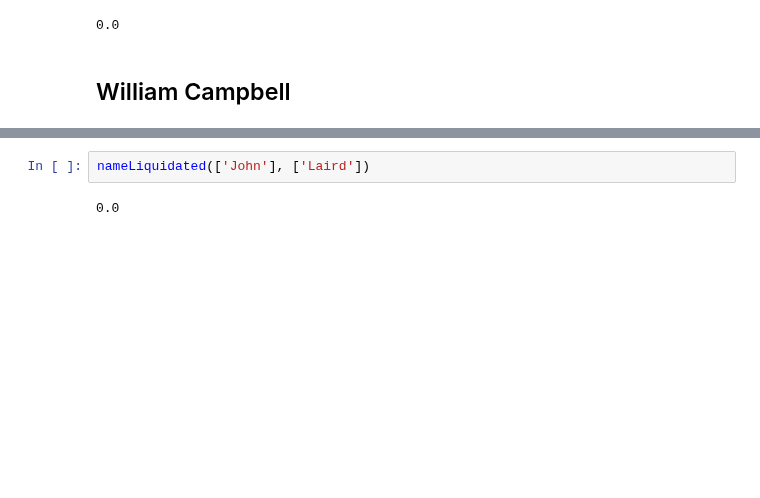
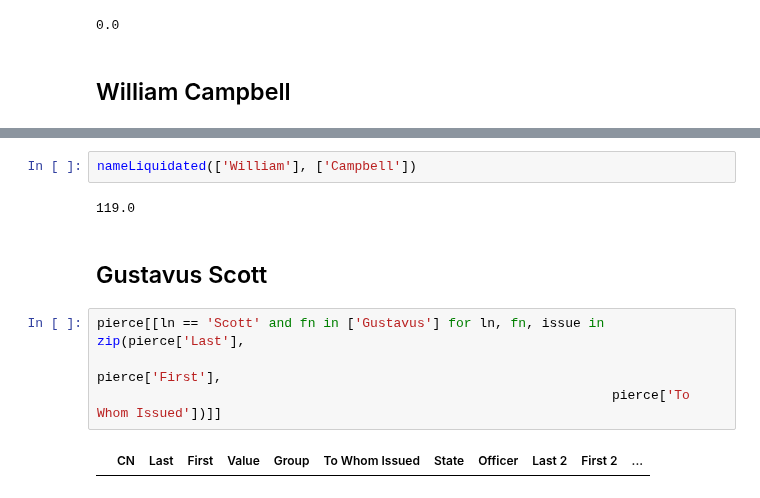
Before and after one commit to davidch2020/SPEOC-pt-1, a Jupyter notebook: S2022/prepost_match/MD_example.ipynb, the cells around one changed output, grey strips where cells are left out. Drawn from its saved outputs; the diff is of its cells as text; blank space fills up the shorter version.

```diff
--- a/S2022/prepost_match/MD_example.ipynb
+++ b/S2022/prepost_match/MD_example.ipynb
@@ -254,7 +267,15 @@ loan[[ln == 'Mason' and fn in ['John'] and state == 8 for ln, fn, state in zip(l
                                                                                loan['State'])]]
 # %% [output]
 |  | State | Year | Month | Day | Title 1 | First Name 1 | Last Name 1 | Title 2 | First Name 2 | ... |
-# %%
-nameLiquidated(['John'], ['Laird'])
-# %% [output]
-0.0
+# %%
+nameLiquidated(['William'], ['Campbell'])
+# %% [output]
+119.0
+# %% [markdown]
+## Gustavus Scott
+# %%
+pierce[[ln == 'Scott' and fn in ['Gustavus'] for ln, fn, issue in zip(pierce['Last'],
+                                                                  pierce['First'],
+                                                                  pierce['To Whom Issued'])]]
+# %% [output]
+|  | CN | Last | First | Value | Group | To Whom Issued | State | Officer | Last 2 | First 2 | ... |
```
Also changed, not shown: parts of 15 cells of this notebook, 3 other files.
